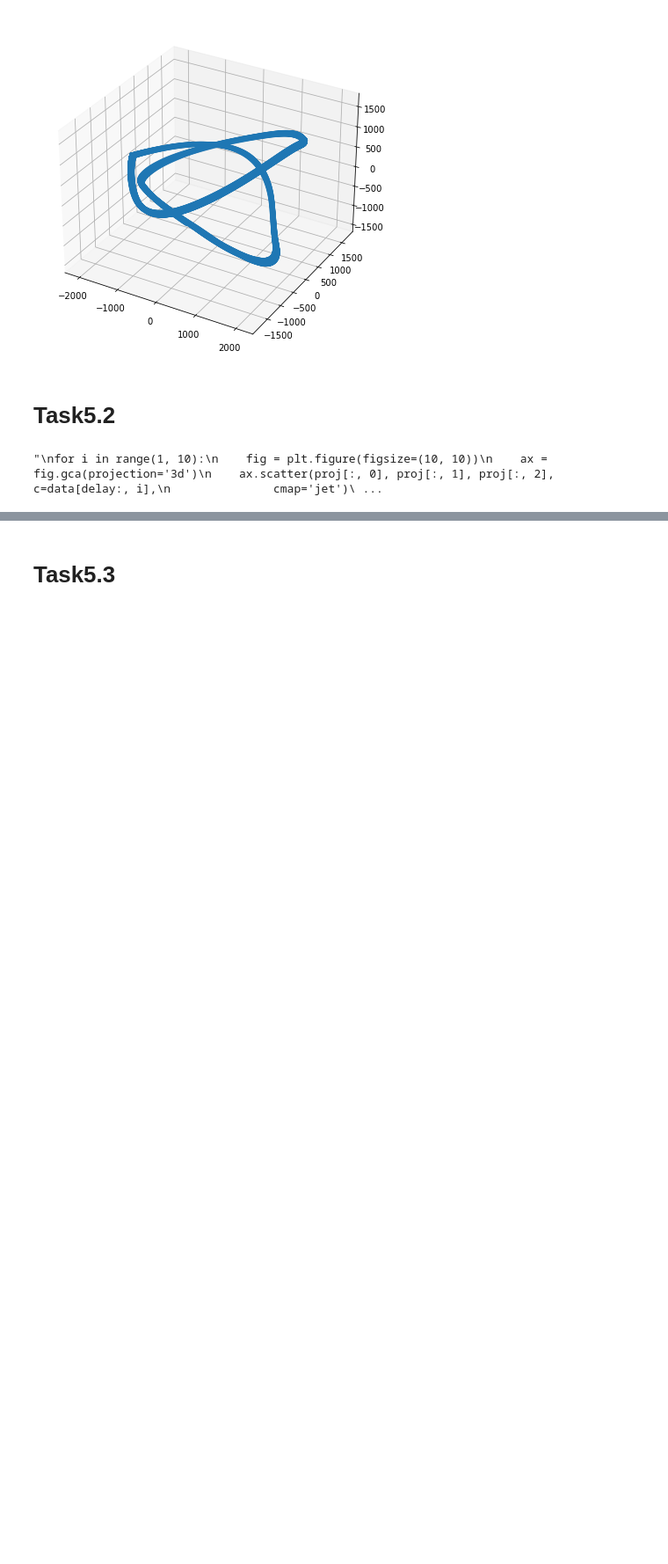
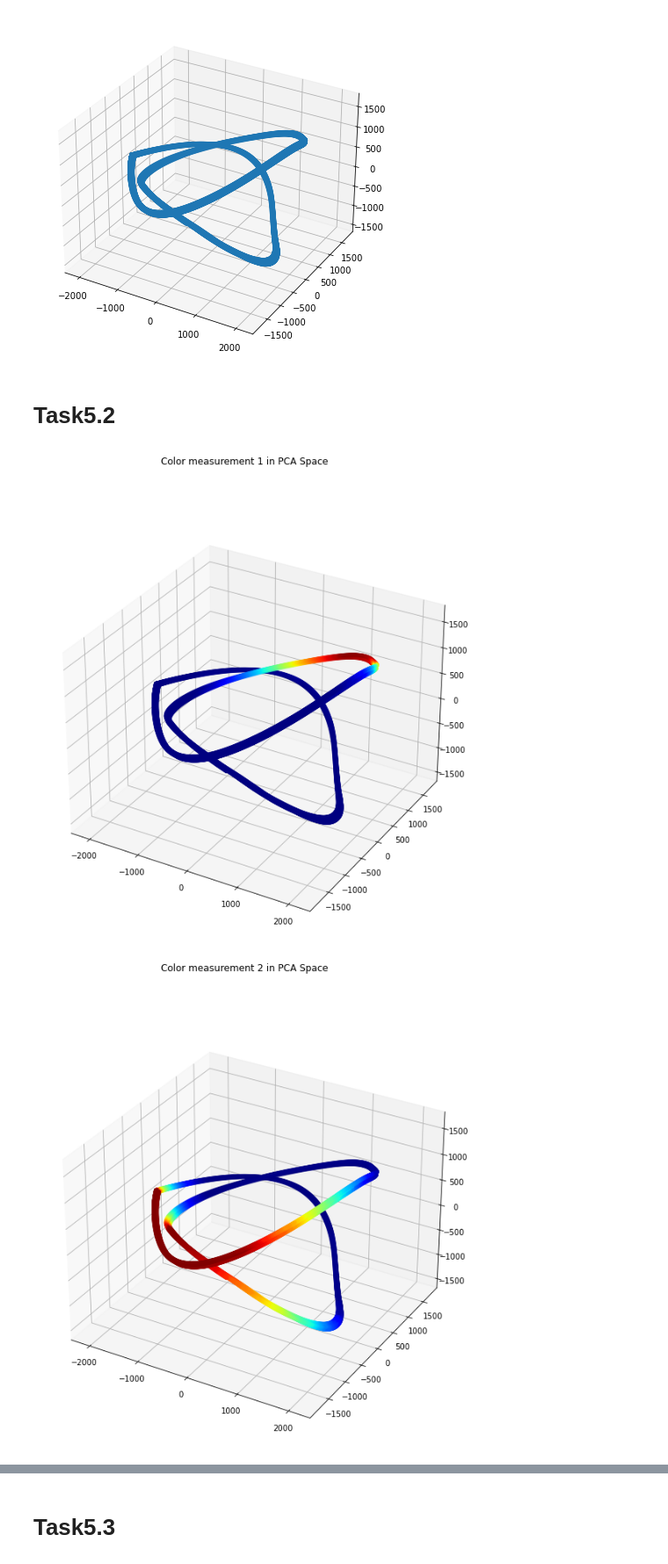
Before and after one commit to ge96rox/MLCMS05, a Jupyter notebook: task5.ipynb, the cells around one changed output, grey strips where cells are left out. Shown at 88% size. Drawn from its saved outputs; the diff is of its cells as text; code cells hidden in the pictures; blank space fills up the shorter version.

```diff
--- a/task5.ipynb
+++ b/task5.ipynb
@@ -52,15 +55,14 @@ ax.scatter(proj[:,0], proj[:,1], proj[:,2])
 # %% [markdown]
 # Task5.2
 # %%
-'''
 for i in range(1, 10):
     fig = plt.figure(figsize=(10, 10))
     ax = fig.gca(projection='3d')
     ax.scatter(proj[:, 0], proj[:, 1], proj[:, 2], c=data[delay:, i],
                cmap='jet')
     plt.suptitle('Color measurement %d in PCA Space'% i)
 
     plt.show()
-'''
 # %% [output]
-"\nfor i in range(1, 10):\n    fig = plt.figure(figsize=(10, 10))\n    ax = fig.gca(projection='3d')\n    ax.scatter(proj[:, 0], proj[:, 1], proj[:, 2], c=data[delay:, i],\n               cmap='jet')\ ...
+[figure, added]
+[figure, added]
```
Also changed, not shown: parts of 4 cells of this notebook, 5 other files.
